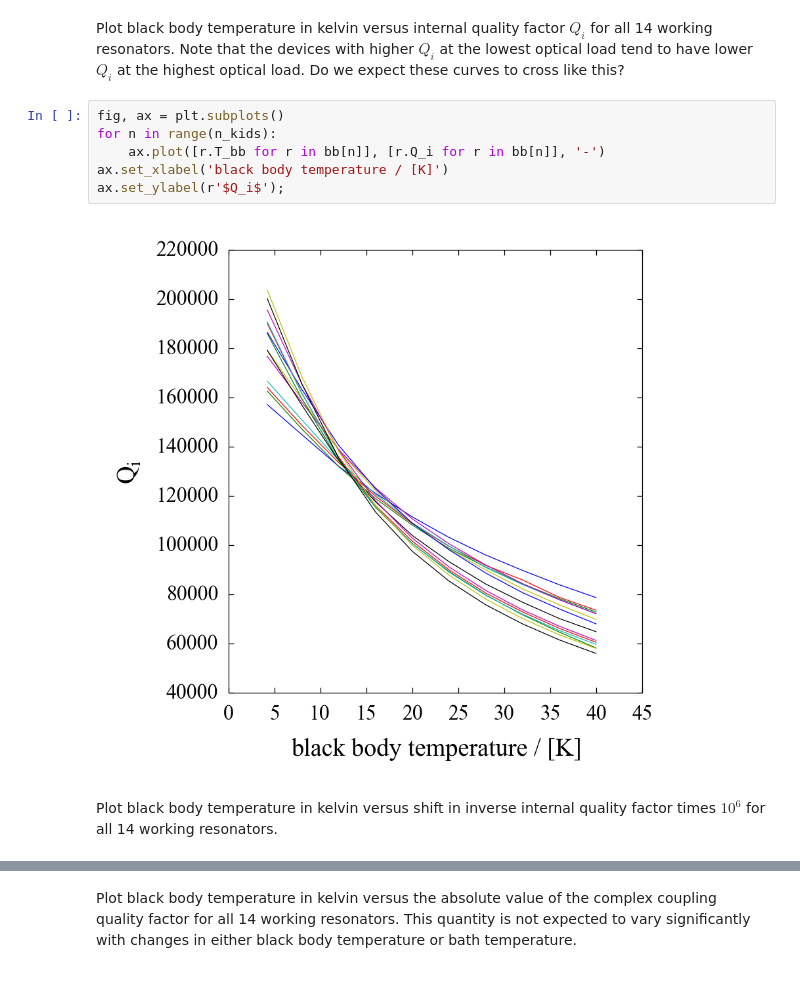
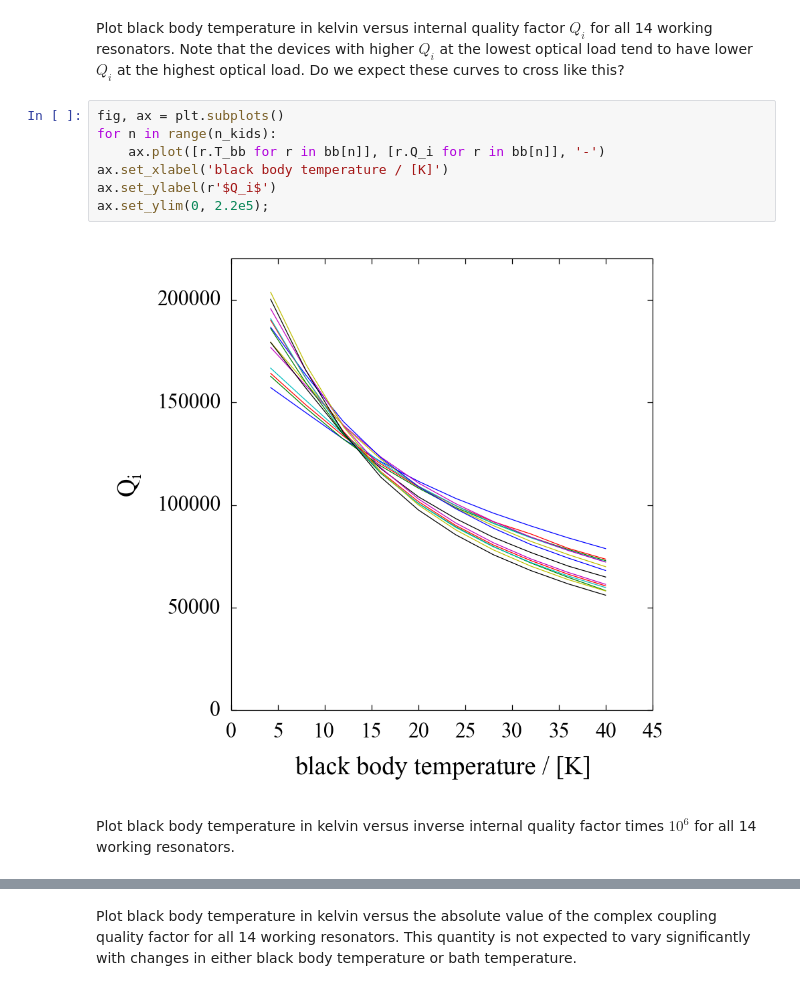
Before and after one commit to danielflanigan/ColumbiaCMB-notebooks, a Jupyter notebook: kids/2014-06-05_JPL_light_data.ipynb, the cells around one changed output, grey strips where cells are left out. Saved outputs shown, nothing was run; the diff lists cells and outputs as text.

```diff
--- a/kids/2014-06-05_JPL_light_data.ipynb
+++ b/kids/2014-06-05_JPL_light_data.ipynb
@@ -57,13 +61,14 @@ Plot black body temperature in kelvin versus internal quality factor $Q_i$ for a
 # %%
 fig, ax = plt.subplots()
 for n in range(n_kids):
     ax.plot([r.T_bb for r in bb[n]], [r.Q_i for r in bb[n]], '-')
 ax.set_xlabel('black body temperature / [K]')
-ax.set_ylabel(r'$Q_i$');
+ax.set_ylabel(r'$Q_i$')
+ax.set_ylim(0, 2.2e5);
 # %% [output]
-[figure, old version]
+[figure, new version]
 # %% [markdown]
-Plot black body temperature in kelvin versus shift in inverse internal quality factor times $10^6$ for all 14 working resonators.
+Plot black body temperature in kelvin versus inverse internal quality factor times $10^6$ for all 14 working resonators.
 # %%
 fig, ax = plt.subplots()
 for n in range(n_kids):
```
Also changed, not shown: parts of 13 cells of this notebook.
